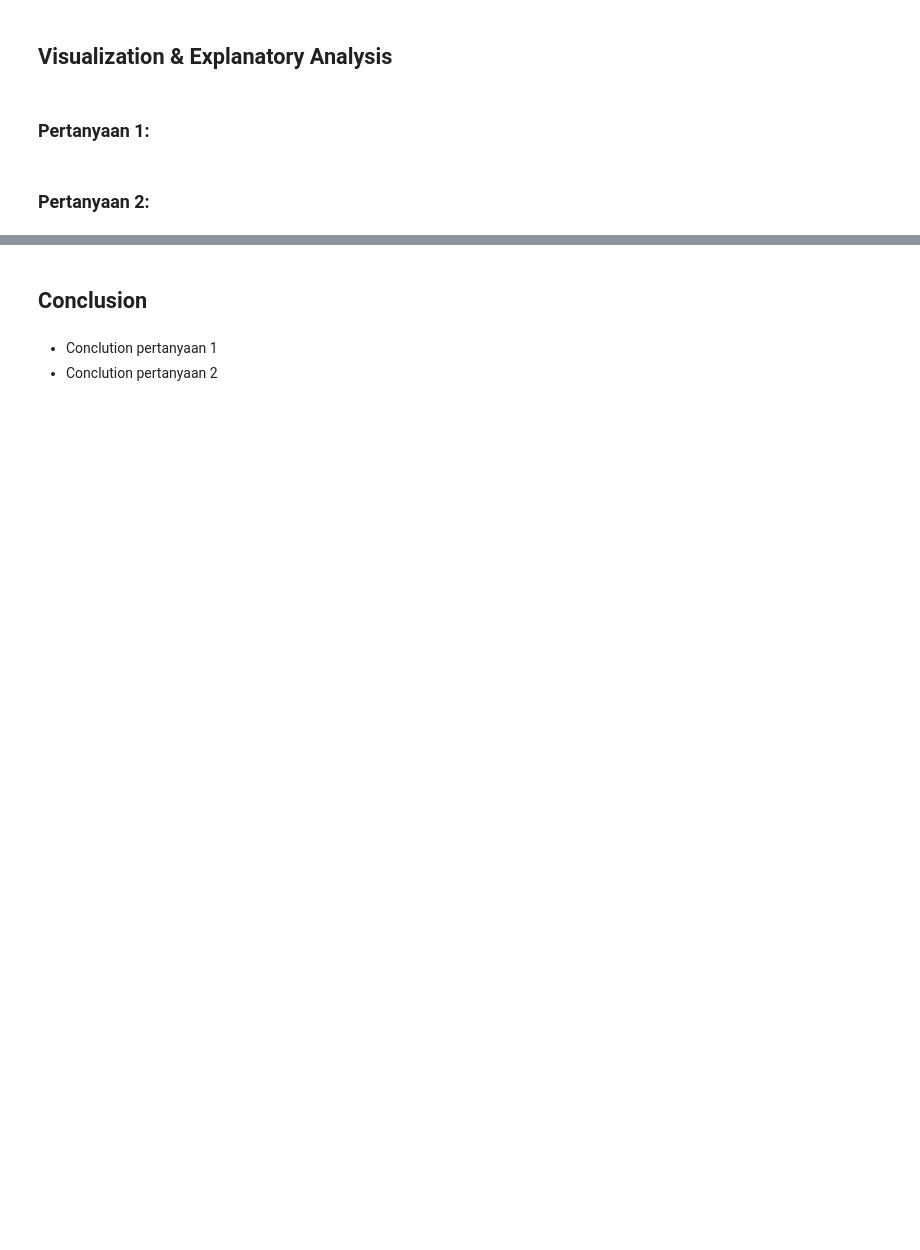
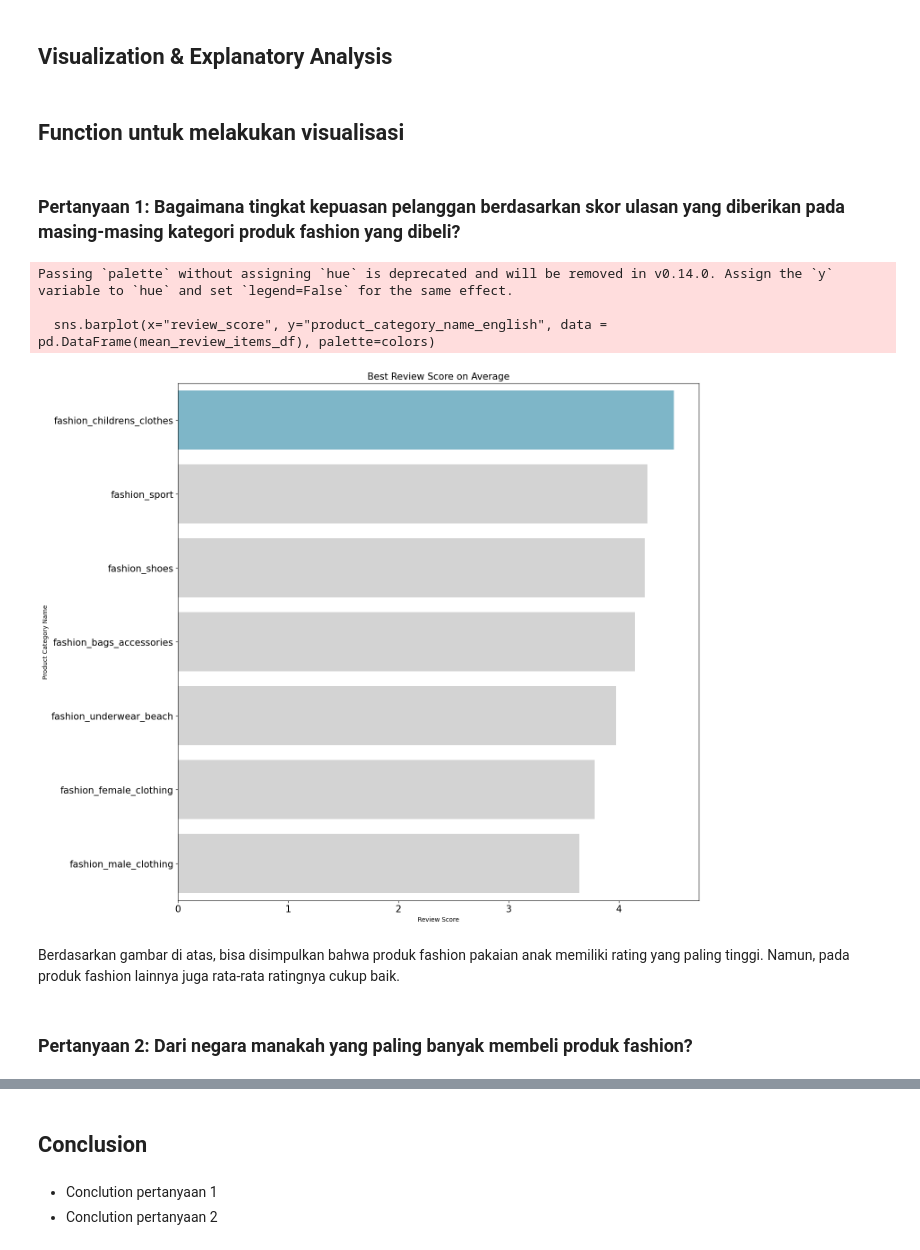
Before and after one commit to RamadhanIY/Proyek-Akhir-Dicoding-Data_Analysis, a Jupyter notebook: Proyek_Analisis_Data.ipynb, the cells around one changed output, grey strips where cells are left out. Drawn from its saved outputs; the diff is of its cells as text; code cells hidden in the pictures; blank space fills up the shorter version.

Commit message:
Add new datasets and new colab file

```diff
--- a/Proyek_Analisis_Data.ipynb
+++ b/Proyek_Analisis_Data.ipynb
@@ -22,0 +55,9 @@ Call files from Github
+# %%
+ds_customer = pd.read_csv(path_customer)
+ds_order_payments = pd.read_csv(path_order_payments)
+ds_order_reviews = pd.read_csv(path_order_reviews)
+ds_orders_dataset = pd.read_csv(path_orders_dataset)
+ds_product_categories = pd.read_csv(path_product_categories)
+ds_products = pd.read_csv(path_products)
+ds_sellers = pd.read_csv(path_sellers)
+ds_order_items = pd.read_csv(path_order_items)
@@ -23,2 +85,21 @@ Call files from Github
+# %%
+# Untuk Pertanyaan 1
+merged_df_1 = pd.merge(ds_order_items[['order_id', 'product_id']], ds_order_reviews[['order_id', 'review_score']], on='order_id')
+merged_df_1 = pd.merge(merged_df_1, ds_products[['product_id', 'product_category_name']], on='product_id')
+merged_df_1 = pd.merge(merged_df_1, ds_product_categories[['product_category_name', 'product_category_name_english']], on='product_category_name')
+fashion_data = merged_df_1[merged_df_1['product_category_name_english'].str.startswith("fashio")]
+
+#Untuk Pertanyaan 2
+merged_df_2 = pd.merge(ds_order_items[['order_id', 'product_id']], ds_orders_dataset, on='order_id')
+merged_df_2 = pd.merge(merged_df_2, ds_products[['product_id', 'product_category_name']], on='product_id')
+merged_df_2 = pd.merge(merged_df_2, ds_product_categories[['product_category_name', 'product_category_name_english']], on='product_category_name')
+merged_df_2 = pd.merge(merged_df_2, ds_customer[["customer_id","customer_city","customer_state"]],on = "customer_id")
+fashion_data_2 = merged_df_2[merged_df_2['product_category_name_english'].str.startswith("fashio")]
+
+#Untuk Pertanyaan 3
+trend_selling_fashion = pd.merge(ds_orders_dataset[["order_id","customer_id","order_status","order_purchase_timestamp","order_approved_at"]],ds_order_items[['order_id', 'product_id']], on = "order_id")
+trend_selling_fashion = pd.merge(trend_selling_fashion,ds_products[['product_id', 'product_category_name']], on='product_id')
+trend_selling_fashion = pd.merge(trend_selling_fashion,ds_product_categories[['product_category_name', 'product_category_name_english']], on='product_category_name')
+trend_selling_fashion = trend_selling_fashion[trend_selling_fashion['product_category_name_english'].str.startswith("fashio")]
 # %% [markdown]
 ### Assessing Data
@@ -31,6 +473,32 @@ Call files from Github
 # %% [markdown]
 ## Visualization & Explanatory Analysis
-# %% [markdown]
-### Pertanyaan 1:
-# %% [markdown]
-### Pertanyaan 2:
+# %% [markdown]
+## Function untuk melakukan visualisasi
+# %%
+def create_mean_review_items_df(df):
+    mean_review_items_df = df.groupby(by = "product_category_name_english").review_score.mean().sort_values(ascending = False)
+    return mean_review_items_df
+# %% [markdown]
+### Pertanyaan 1: Bagaimana tingkat kepuasan pelanggan berdasarkan skor ulasan yang diberikan pada masing-masing kategori produk fashion yang dibeli?
+# %%
+mean_review_items_df = create_mean_review_items_df(fashion_data)
+# %%
+fig, ax = plt.subplots(nrows=1, ncols=1, figsize=(15, 15))
+colors = ["#72BCD4", "#D3D3D3", "#D3D3D3", "#D3D3D3", "#D3D3D3","#D3D3D3","#D3D3D3"]
+
+sns.barplot(x="review_score", y="product_category_name_english", data = pd.DataFrame(mean_review_items_df), palette=colors)
+ax.set_ylabel("Product Category Name")
+ax.set_xlabel("Review Score")
+ax.set_title("Best Review Score on Average", loc="center", fontsize=15)
+
+ax.tick_params(axis ='x', labelsize=15)
+ax.tick_params(axis ='y', labelsize=15)
+# %% [output]
+Passing `palette` without assigning `hue` is deprecated and will be removed in v0.14.0. Assign the `y` variable to `hue` and set `legend=False` for the same effect.
+
+  sns.barplot(x="review_score", y="product_category_name_english", data = pd.DataFrame(mean_review_items_df), palette=colors)
+[figure, added]
+# %% [markdown]
+Berdasarkan gambar di atas, bisa disimpulkan bahwa produk fashion pakaian anak memiliki rating yang paling tinggi. Namun, pada produk fashion lainnya juga rata-rata ratingnya cukup baik.
+# %% [markdown]
+### Pertanyaan 2: Dari negara manakah yang paling banyak membeli produk fashion?
```
Also changed, not shown: parts of 35 cells of this notebook, 3 other files.
